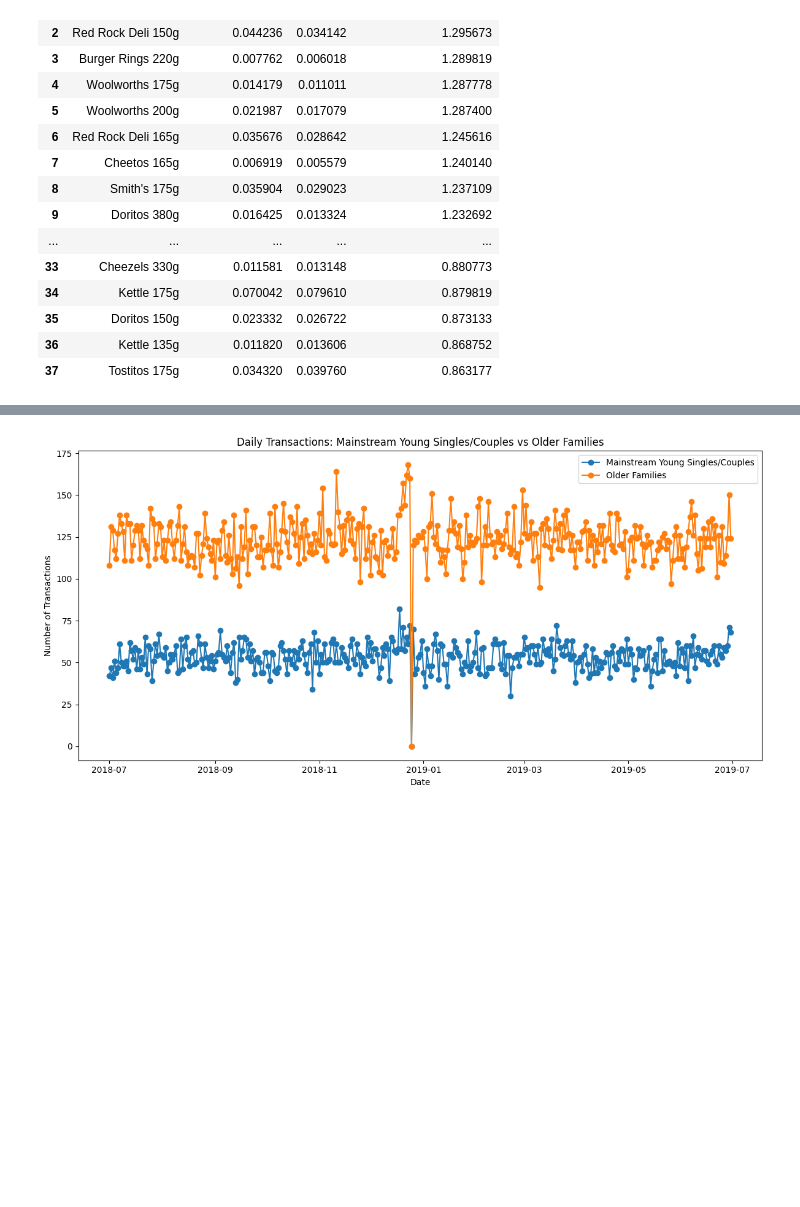
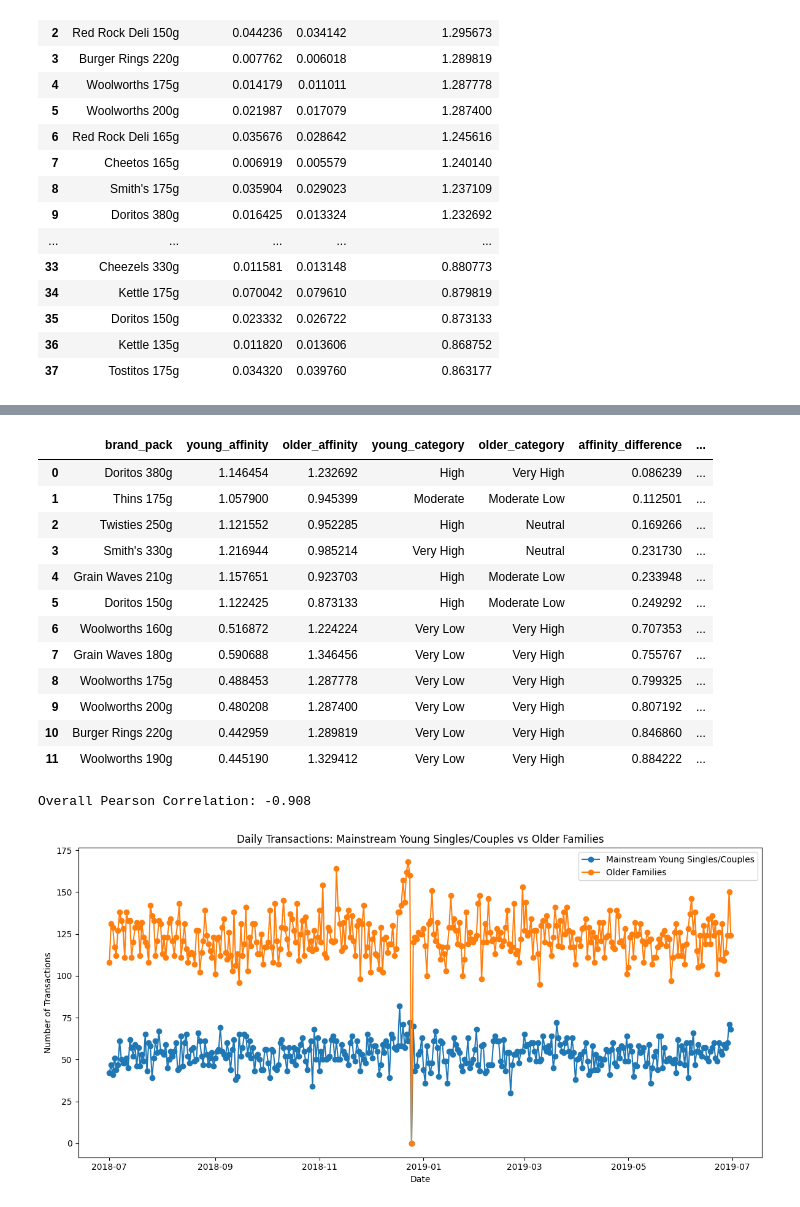
Before and after one commit to J0NA1RON/retail-customer-segmentation, a Jupyter notebook: notebooks/DATA PREPARATION.ipynb, the cells around one changed output, grey strips where cells are left out. Drawn from its saved outputs; the diff is of its cells as text; code cells hidden in the pictures; blank space fills up the shorter version.

```diff
--- a/notebooks/DATA PREPARATION.ipynb
+++ b/notebooks/DATA PREPARATION.ipynb
@@ -1321,3 +1468,50 @@ display(brand_pack_affinity_compare)
+# %%
+# Categorize affinity difference
+def classify_difference(diff):
+    if diff <= 0.25:
+        return "Similar"
+    elif diff >= 0.70:
+        return "Vastly Different"
+    else:
+        return "Moderately Different"
+
+# Keep only products with very similar or very different affinities
+brand_pack_filtered = (
+    brand_pack_compare[
+        (brand_pack_compare["affinity_difference"] <= 0.25) |
+        (brand_pack_compare["affinity_difference"] >= 0.70)
+    ]
+    .drop(columns="agreement")      # Remove agreement column
+    .assign(
+        difference_category=lambda df: df["affinity_difference"].apply(classify_difference)
+    )
+    .sort_values("affinity_difference")
+    .reset_index(drop=True)
+)
+
+display(brand_pack_filtered)
+# %% [output]
+|  | brand_pack | young_affinity | older_affinity | young_category | older_category | affinity_difference | ... |
+| 0 | Doritos 380g | 1.146454 | 1.232692 | High | Very High | 0.086239 | ... |
+| 1 | Thins 175g | 1.057900 | 0.945399 | Moderate | Moderate Low | 0.112501 | ... |
+| 2 | Twisties 250g | 1.121552 | 0.952285 | High | Neutral | 0.169266 | ... |
+| 3 | Smith's 330g | 1.216944 | 0.985214 | Very High | Neutral | 0.231730 | ... |
+| 4 | Grain Waves 210g | 1.157651 | 0.923703 | High | Moderate Low | 0.233948 | ... |
+| 5 | Doritos 150g | 1.122425 | 0.873133 | High | Moderate Low | 0.249292 | ... |
+| 6 | Woolworths 160g | 0.516872 | 1.224224 | Very Low | Very High | 0.707353 | ... |
+| 7 | Grain Waves 180g | 0.590688 | 1.346456 | Very Low | Very High | 0.755767 | ... |
+| 8 | Woolworths 175g | 0.488453 | 1.287778 | Very Low | Very High | 0.799325 | ... |
+| 9 | Woolworths 200g | 0.480208 | 1.287400 | Very Low | Very High | 0.807192 | ... |
+| 10 | Burger Rings 220g | 0.442959 | 1.289819 | Very Low | Very High | 0.846860 | ... |
+| 11 | Woolworths 190g | 0.445190 | 1.329412 | Very Low | Very High | 0.884222 | ... |
+# %%
+overall_corr = brand_pack_compare["young_affinity"].corr(
+    brand_pack_compare["older_affinity"]
+)
+
+print(f"Overall Pearson Correlation: {overall_corr:.3f}")
+# %% [output]
+Overall Pearson Correlation: -0.908
 # %%
 # Recreate segments after creating brand_pack
 segment_young = df_complete[
```
Also changed, not shown: parts of 4 cells of this notebook.
